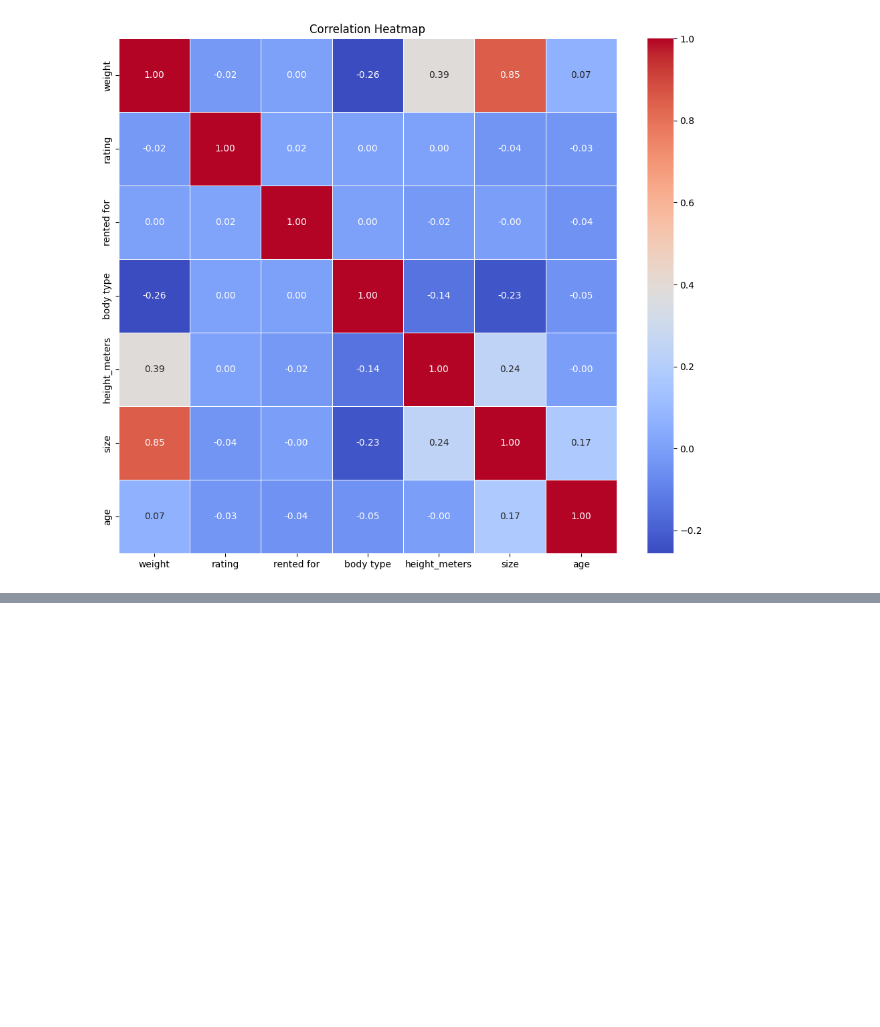
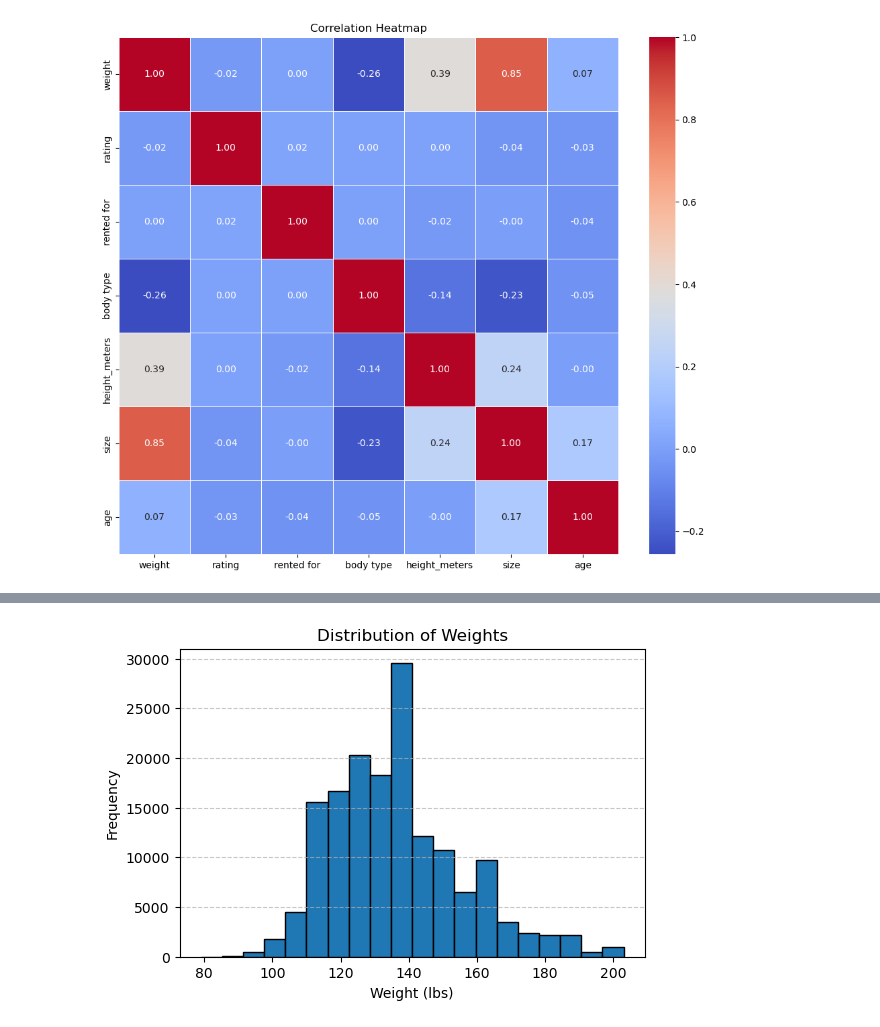
Before and after one commit to josephguzman03/Fashion-Recommendational-Systems, a Jupyter notebook: JosephsNotebook.ipynb, the cells around one changed output, grey strips where cells are left out. Cells and saved outputs as stored; diff of their text form; code cells hidden in the pictures; blank space fills up the shorter version.

```diff
--- a/JosephsNotebook.ipynb
+++ b/JosephsNotebook.ipynb
@@ -222,0 +298,12 @@ See the caveats in the documentation: https://pandas.pydata.org/pandas-docs/stab
+# %%
+# sns.pairplot(df_rent, vars=['rating', 'weight', 'age', 'height_meters', 'size'])
+
+
+mean = df_rent['weight'].mean()
+std = df_rent['weight'].std()
+def z_score(row):
+    a = row - mean
+    return a / std
+
+df_rent_filtered['weight'] = pd.to_numeric(df_rent_filtered['weight'], errors='coerce')
+df_rent_filtered['z_weight'] = df_rent_filtered['weight'].apply(z_score)
@@ -222,0 +321,5 @@ See the caveats in the documentation: https://pandas.pydata.org/pandas-docs/stab
+# %%
+# Keep rows within the threshold
+df_rent_filtered = df_rent_filtered[df_rent_filtered['z_weight'].abs() < threshold]
+
+df_rent_filtered
@@ -222,0 +352,12 @@ See the caveats in the documentation: https://pandas.pydata.org/pandas-docs/stab
+# %%
+# plotting histogram of companies and the years they were founded
+plt.figure(figsize=(6, 4))
+plt.hist(df_rent_filtered['weight'], bins=20, edgecolor='black')
+plt.xlabel('Weight (lbs)')
+plt.ylabel('Frequency')
+plt.title('Distribution of Weights')
+plt.grid(axis='y', linestyle='--', alpha=0.7)
+
+plt.show()
+# %% [output]
+[figure, added]
```
Also changed, not shown: parts of 56 cells of this notebook, 1 other file.
